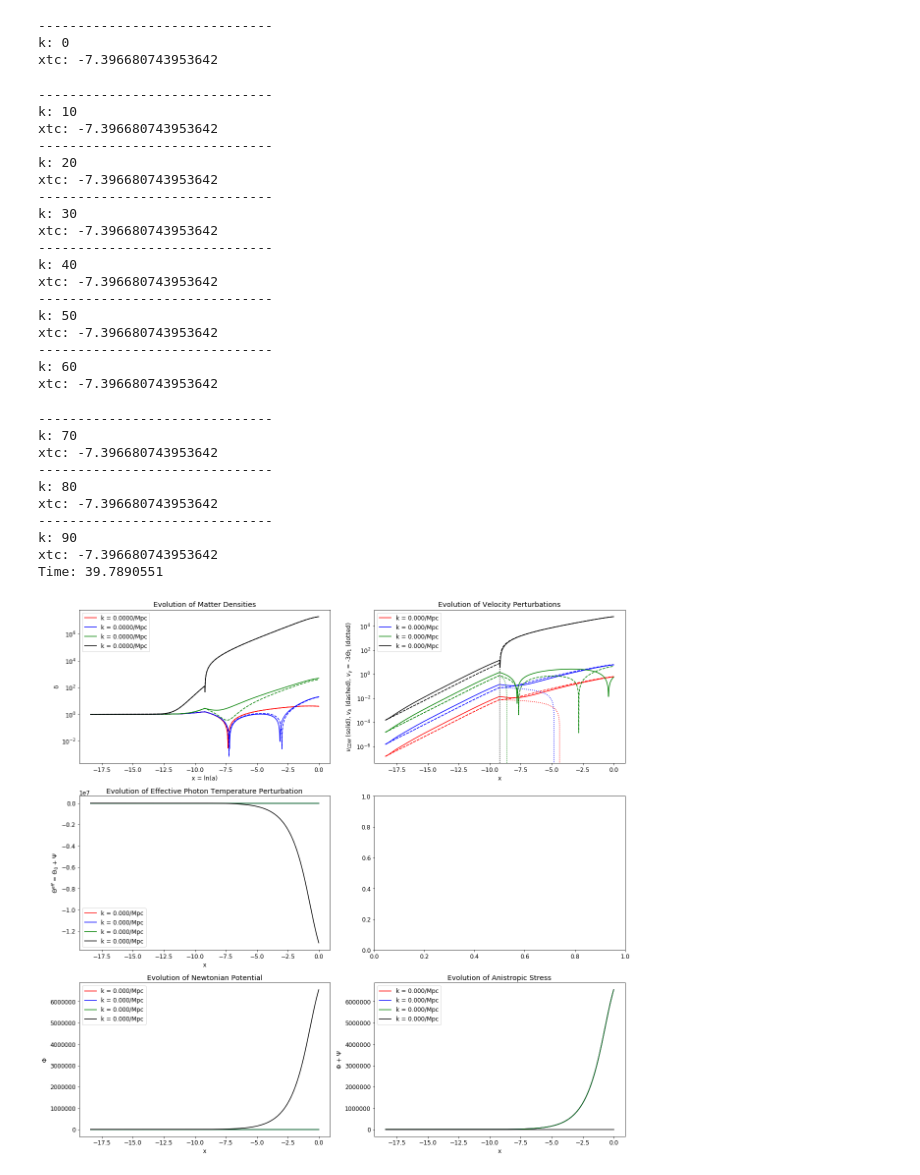
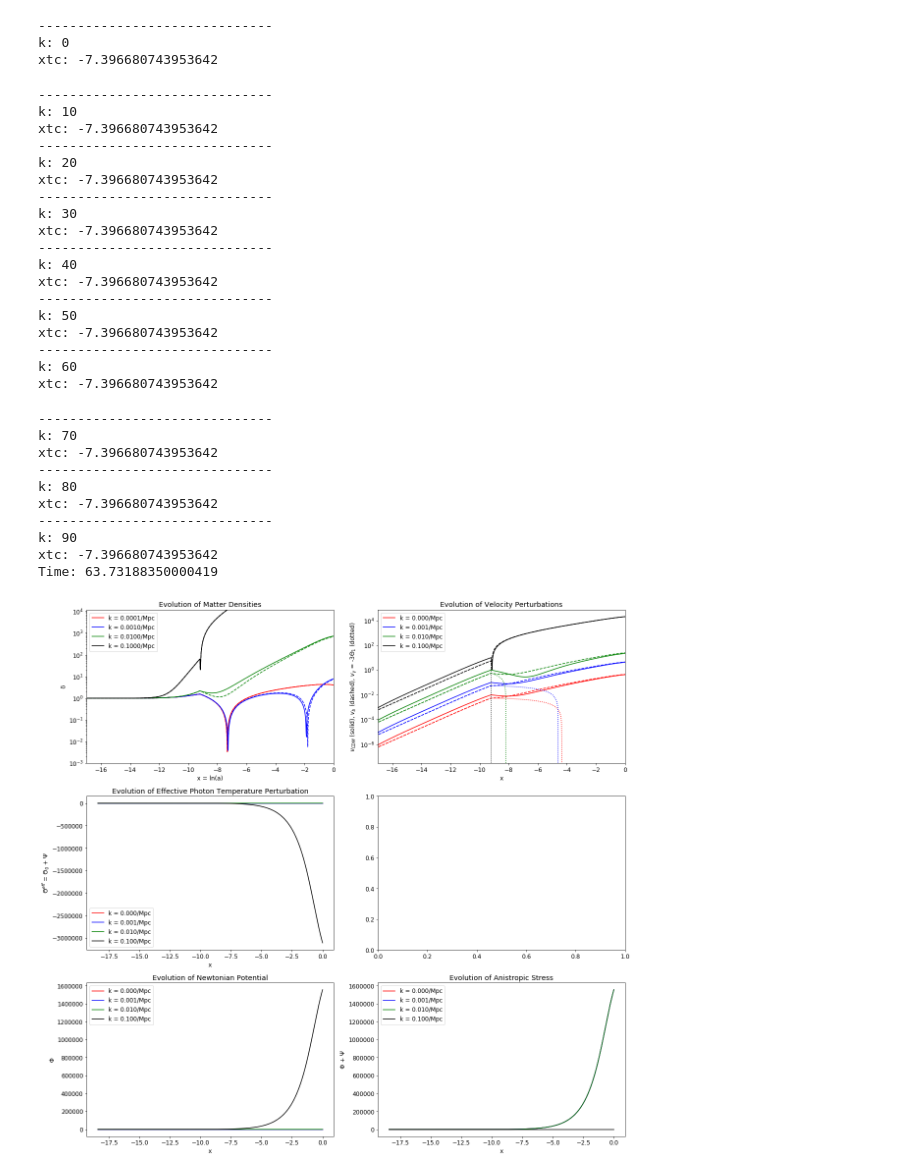
Before and after one commit to azieg/CMB-Simulation, a Jupyter notebook: milestone3.ipynb, the cells around one changed output. Saved outputs shown, nothing was run; the diff lists cells and outputs as text; code cells hidden in the pictures.

Commit message:
added ms4, ms3 plot updates

```diff
--- a/milestone3.ipynb
+++ b/milestone3.ipynb
@@ -47,7 +45,7 @@ def getTCtime(k):
         hp = getHPrime(x)
         dτ = τ2spl(x)[0]
 
-        if (abs(dτ) < 10.0 or abs(c*k/(hp*dτ)) > .1 or x > xstartrec):
+        if ( (abs(dτ) < 10.0) or (abs(c*k/(hp*dτ)) > .1) or (x > xstartrec) ):
             xtc = x
             break
 
@@ -232,7 +230,7 @@ for k in range(nk):
     #  and integrate equations to that time
     xtc = getTCtime(kcurrent)
 
-    xtight = np.linspace(xinit, xtc, ntight, endpoint=True)
+    xtight = np.linspace(xinit, xtc, ntight)
     x_full = np.linspace(xtc, x_end, n_grid - ntight, endpoint=True)
 
     if k%10==0:
@@ -240,13 +238,14 @@ for k in range(nk):
         print('k:', k)
         print('xtc:', xtc)
 
-    sol_tight = solve_ivp(yTCderivs, [xinit, xtc], ytc, t_eval=xtight, rtol=1e-6, atol=1e-6)
+    sol_tight = solve_ivp(yTCderivs, [xinit, xtc], ytc, t_eval=xtight, rtol=1e-11, atol=1e-11)
 
     y_after_tc = sol_tight.y[:, -1]
 
     for i in range(1, ntight):
-        tmpΘ2 = -20.0*c*kcurrent*sol_tight.y[6, i]/(45.0*getHPrime(xtight[i])*τ2spl(xtight[i])[0])
-        Ψ[i, k] = -sol_tight.y[4, i] -12.0*H0**2.0*Ωr*tmpΘ2/(c**2.0*kcurrent**2.0*math.exp(2.0*xtight[i]))
+        #tmpΘ2 = -20.0*c*kcurrent*sol_tight.y[6, i]/(45.0*getHPrime(xtight[i])*τ2spl(xtight[i])[0])
+        Θ[i, 2, k] = -20.0*c*kcurrent*sol_tight.y[6, i]/(45.0*getHPrime(xtight[i])*τ2spl(xtight[i])[0])
+        Ψ[i, k] = -sol_tight.y[4, i] - 12.0*H0**2.0*Ωr*Θ[i, 2, k]/(c**2.0*kcurrent**2.0*math.exp(2.0*xtight[i]))
 
     #Θ[0, 1, k] =
 
@@ -259,7 +258,7 @@ for k in range(nk):
         y[6 + l] = -l*c*kcurrent*y[6 + l - 1]/((2.0*l + 1)*getHPrime(xtc)*τ2spl(xtc)[0])
 
 
-    sol_full = solve_ivp(yderivs, [xtc, x_end], y, t_eval=x_full, rtol=1e-6, atol=1e-6)
+    sol_full = solve_ivp(yderivs, [xtc, x_end], y, t_eval=x_full, rtol=1e-11, atol=1e-11)
 
     y[7] = -20.0*c*kcurrent*y[6]/(45.0*getHPrime(xtc)*τ2spl(xtc)[0])
 
@@ -268,6 +267,7 @@ for k in range(nk):
 
     for i in range(len(x_full)):
         Ψ[ntight + i, k] = -sol_full.y[4, i] -12.0*H0**2.0*Ωr*sol_full.y[7, i]/(c**2.0*kcurrent**2.0*math.exp(2.0*x_full[i]))
+        Θ[ntight + i, 2, k] =  sol_full.y[7, i]
 
     cur_δ = np.concatenate((sol_tight.y[0], sol_full.y[0]))
     cur_δb = np.concatenate((sol_tight.y[1], sol_full.y[1]))
@@ -328,7 +328,7 @@ xtc: -7.396680743953642
 ------------------------------
 k: 90
 xtc: -7.396680743953642
-Time: 39.7890551
+Time: 63.73188350000419
 # %%
 def plot(kvals):
     #kmpc = '{:.3g}'.format(kval*(1.0e6*3.08567758e16))
@@ -342,6 +342,8 @@ def plot(kvals):
     #data_Θ1 = Θ1_spl(x_grid, kval)[:, 0]
     #data_Θ2 = Θ2_spl(x_grid, kval)[:, 0]
 
+    h = .7
+
     clr = ['r', 'b', 'g', 'k']
 
     #lb = str('{:04.2f}'.format(kvals)) + ' / Mpc'
@@ -350,11 +352,13 @@ def plot(kvals):
 
     axs[0, 0].set_title('Evolution of Matter Densities')# k = ' + str(kmpc) + '/ Mpc')
     axs[0, 0].set_yscale('log')
+    axs[0, 0].set_xlim(-17, 0)
+    axs[0, 0].set_ylim(1.0e-3, 1.2e4)
     for i in range(len(kvals)):
         lb = 'k = ' + str('{:05.4f}'.format(kvals[i])) + '/Mpc'
-        data_δ = δ_spl(x_grid, kvals[i])[:, 0]
+        data_δ = δ_spl(x_grid, kvals[i]*h*m2Mpc)[:, 0]
         axs[0, 0].plot(x_grid, np.abs(data_δ), color=clr[i], label=lb)
-        data_δb = δb_spl(x_grid, kvals[i])[:, 0]
+        data_δb = δb_spl(x_grid, kvals[i]*h*m2Mpc)[:, 0]
         axs[0, 0].plot(x_grid, np.abs(data_δb), color=clr[i], ls='--')
     #plt.plot(x_grid, np.abs(3.0*data_Θ0), label='δR')
     axs[0, 0].set_xlabel('x = ln(a)')
@@ -364,13 +368,14 @@ def plot(kvals):
 
     axs[0, 1].set_title('Evolution of Velocity Perturbations')# k = ' + str(kmpc) + '/ Mpc')
     axs[0, 1].set_yscale('log')
+    axs[0, 1].set_xlim(-17, 0)
     for i in range(len(kvals)):
         lb = 'k = ' + str('{:05.3f}'.format(kvals[i])) + '/Mpc'
-        data_v = v_spl(x_grid, kvals[i])[:, 0]
+        data_v = v_spl(x_grid, kvals[i]*h*m2Mpc)[:, 0]
         axs[0, 1].plot(x_grid, np.abs(data_v), color=clr[i], label=lb)
-        data_vb = vb_spl(x_grid, kvals[i])[:, 0]
+        data_vb = vb_spl(x_grid, kvals[i]*h*m2Mpc)[:, 0]
         axs[0, 1].plot(x_grid, np.abs(data_vb), color=clr[i], ls='--')
-        data_Θ1 = Θ1_spl(x_grid, kvals[i])[:, 0]
+        data_Θ1 = Θ1_spl(x_grid, kvals[i]*h*m2Mpc)[:, 0]
         axs[0, 1].plot(x_grid, -3.0*data_Θ1, color=clr[i], ls=':')
     #plt.plot(x_grid, np.abs(-3.0*data_Θ1),label='|vR|')
     axs[0, 1].set_xlabel('x')
@@ -381,8 +386,8 @@ def plot(kvals):
     axs[1, 0].set_title('Evolution of Effective Photon Temperature Perturbation')
     for i in range(len(kvals)):
         lb = 'k = ' + str('{:05.3f}'.format(kvals[i])) + '/Mpc'
-        data_Ψ = Ψ_spl(x_grid, kvals[i])[:, 0]
-        data_Θ0 = Θ0_spl(x_grid, kvals[i])[:, 0]
+        data_Ψ = Ψ_spl(x_grid, kvals[i]*h*m2Mpc)[:, 0]
+        data_Θ0 = Θ0_spl(x_grid, kvals[i]*h*m2Mpc)[:, 0]
         axs[1, 0].plot(x_grid, data_Θ0 + data_Ψ, color=clr[i], label=lb)
     axs[1, 0].set_xlabel('x')
     axs[1, 0].set_ylabel('$Θ^{eff}$ = $Θ_0$ + Ψ')
@@ -392,7 +397,7 @@ def plot(kvals):
     axs[2, 0].set_title('Evolution of Newtonian Potential')
     for i in range(len(kvals)):
         lb = 'k = ' + str('{:05.3f}'.format(kvals[i])) + '/Mpc'
-        data_Φ = Φ_spl(x_grid, kvals[i])[:, 0]
+        data_Φ = Φ_spl(x_grid, kvals[i]*h*m2Mpc)[:, 0]
         axs[2, 0].plot(x_grid, data_Φ, color=clr[i], label=lb)
     axs[2, 0].set_xlabel('x')
     axs[2, 0].set_ylabel('Φ')
@@ -401,7 +406,7 @@ def plot(kvals):
     axs[2, 1].set_title('Evolution of Anistropic Stress')
     for i in range(len(kvals)):
         lb = 'k = ' + str('{:05.3f}'.format(kvals[i])) + '/Mpc'
-        data_Ψ = Ψ_spl(x_grid, kvals[i])[:, 0]
+        data_Ψ = Ψ_spl(x_grid, kvals[i]*h*m2Mpc)[:, 0]
         axs[2, 1].plot(x_grid, data_Ψ + data_Φ, color=clr[i], label=lb)
     axs[2, 1].set_xlabel('x')
     axs[2, 1].set_ylabel('Φ + Ψ')
@@ -410,7 +415,7 @@ def plot(kvals):
     fig.tight_layout()
     plt.show()
 # %%
-kvals = [.0001*m2Mpc, .001*m2Mpc, .01*m2Mpc, .1*m2Mpc]
+kvals = [.0001, .001, .01, .1]
 plot(kvals)
 # %% [output]
-[figure, old version]
+[figure, new version]
```
Also changed, not shown: parts of 1 cell of this notebook, 2 other files.
